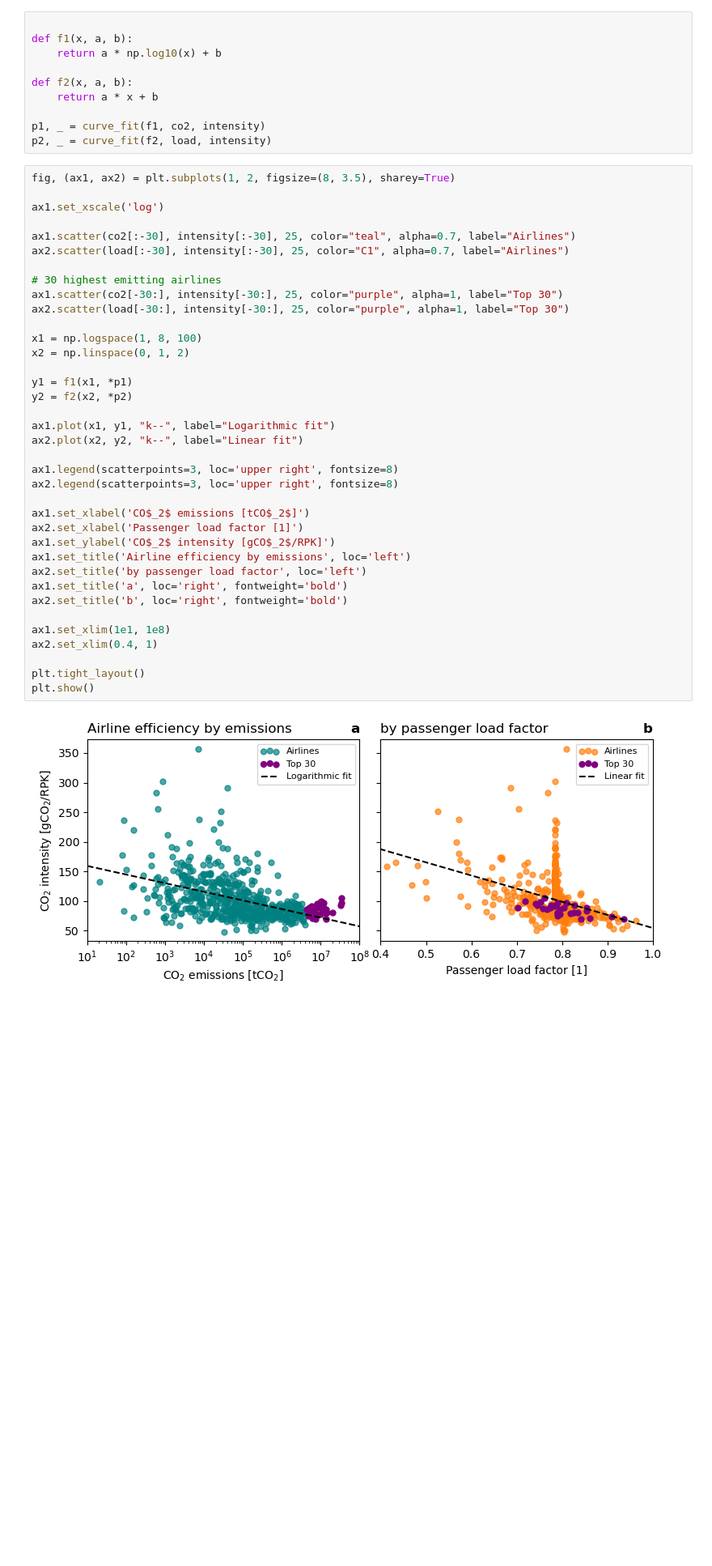
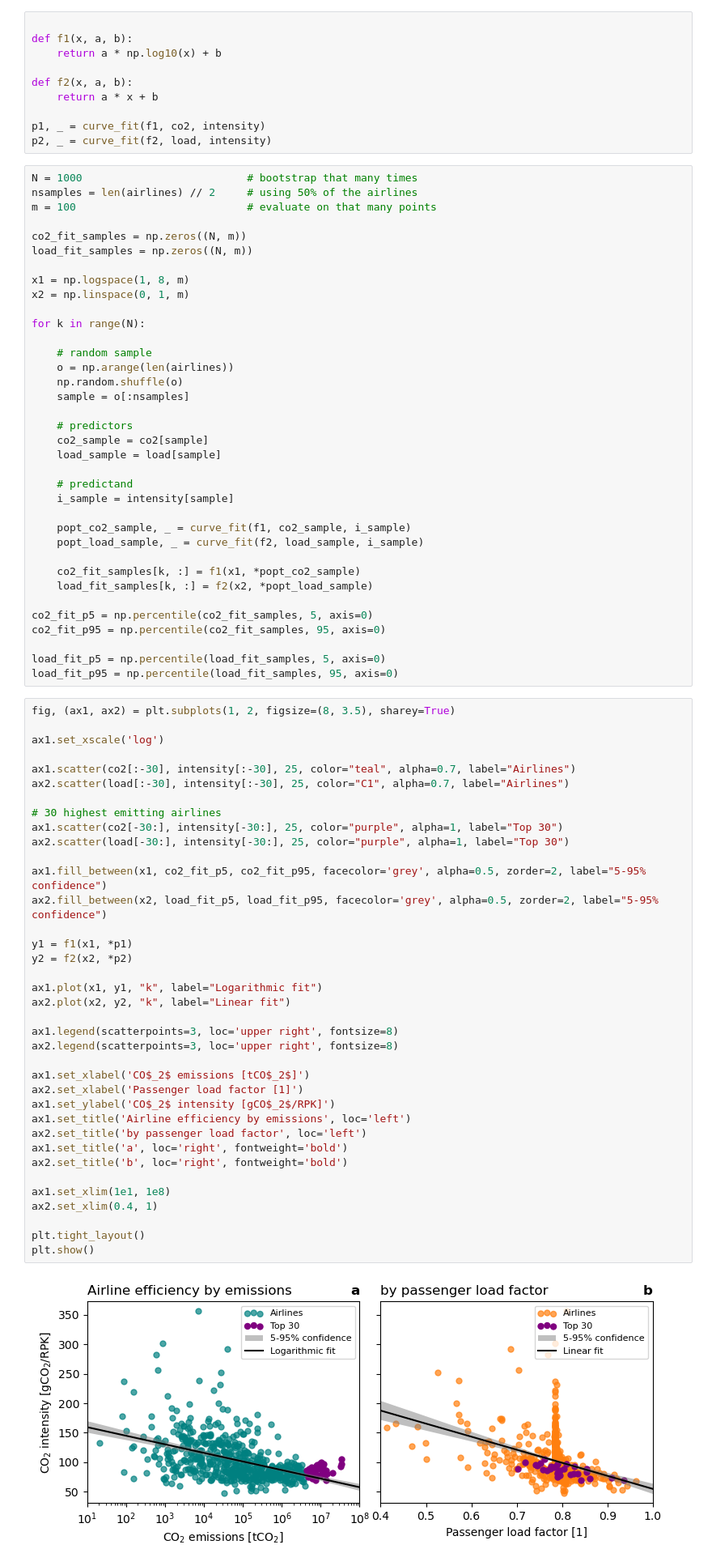
Before and after one commit to jorgecardleitao/aviation, a Jupyter notebook: plots/airlines.ipynb, the cells around one changed output. Shown at 81% size. Saved outputs shown, nothing was run; the diff lists cells and outputs as text; blank space fills up the shorter version.

Commit message:
confidence intervals for lin/log fits

```diff
--- a/plots/airlines.ipynb
+++ b/plots/airlines.ipynb
@@ -49,6 +49,42 @@ def f2(x, a, b):
 
 p1, _ = curve_fit(f1, co2, intensity)
 p2, _ = curve_fit(f2, load, intensity)
+# %%
+N = 1000                          # bootstrap that many times
+nsamples = len(airlines) // 2     # using 50% of the airlines
+m = 100                           # evaluate on that many points
+
+co2_fit_samples = np.zeros((N, m))
+load_fit_samples = np.zeros((N, m))
+
+x1 = np.logspace(1, 8, m)
+x2 = np.linspace(0, 1, m)
+
+for k in range(N):
+
+    # random sample
+    o = np.arange(len(airlines))
+    np.random.shuffle(o)
+    sample = o[:nsamples]
+
+    # predictors
+    co2_sample = co2[sample]
+    load_sample = load[sample]
+
+    # predictand
+    i_sample = intensity[sample]
+
+    popt_co2_sample, _ = curve_fit(f1, co2_sample, i_sample)
+    popt_load_sample, _ = curve_fit(f2, load_sample, i_sample)
+
+    co2_fit_samples[k, :] = f1(x1, *popt_co2_sample)
+    load_fit_samples[k, :] = f2(x2, *popt_load_sample)
+
+co2_fit_p5 = np.percentile(co2_fit_samples, 5, axis=0)
+co2_fit_p95 = np.percentile(co2_fit_samples, 95, axis=0)
+
+load_fit_p5 = np.percentile(load_fit_samples, 5, axis=0)
+load_fit_p95 = np.percentile(load_fit_samples, 95, axis=0)
 # %%
 fig, (ax1, ax2) = plt.subplots(1, 2, figsize=(8, 3.5), sharey=True)
 
@@ -56,35 +92,35 @@ ax1.set_xscale('log')
 
 ax1.scatter(co2[:-30], intensity[:-30], 25, color="teal", alpha=0.7, label="Airlines")
 ax2.scatter(load[:-30], intensity[:-30], 25, color="C1", alpha=0.7, label="Airlines")
 
 # 30 highest emitting airlines
 ax1.scatter(co2[-30:], intensity[-30:], 25, color="purple", alpha=1, label="Top 30")
 ax2.scatter(load[-30:], intensity[-30:], 25, color="purple", alpha=1, label="Top 30")
 
-x1 = np.logspace(1, 8, 100)
-x2 = np.linspace(0, 1, 2)
+ax1.fill_between(x1, co2_fit_p5, co2_fit_p95, facecolor='grey', alpha=0.5, zorder=2, label="5-95% confidence")
+ax2.fill_between(x2, load_fit_p5, load_fit_p95, facecolor='grey', alpha=0.5, zorder=2, label="5-95% confidence")
 
 y1 = f1(x1, *p1)
 y2 = f2(x2, *p2)
 
-ax1.plot(x1, y1, "k--", label="Logarithmic fit")
-ax2.plot(x2, y2, "k--", label="Linear fit")
+ax1.plot(x1, y1, "k", label="Logarithmic fit")
+ax2.plot(x2, y2, "k", label="Linear fit")
 
 ax1.legend(scatterpoints=3, loc='upper right', fontsize=8)
 ax2.legend(scatterpoints=3, loc='upper right', fontsize=8)
 
 ax1.set_xlabel('CO$_2$ emissions [tCO$_2$]')
 ax2.set_xlabel('Passenger load factor [1]')
 ax1.set_ylabel('CO$_2$ intensity [gCO$_2$/RPK]')
 ax1.set_title('Airline efficiency by emissions', loc='left')
 ax2.set_title('by passenger load factor', loc='left')
 ax1.set_title('a', loc='right', fontweight='bold')
 ax2.set_title('b', loc='right', fontweight='bold')
 
 ax1.set_xlim(1e1, 1e8)
 ax2.set_xlim(0.4, 1)
 
 plt.tight_layout()
 plt.show()
 # %% [output]
-[figure, old version]
+[figure, new version]
```
Also changed, not shown: 1 other file.
